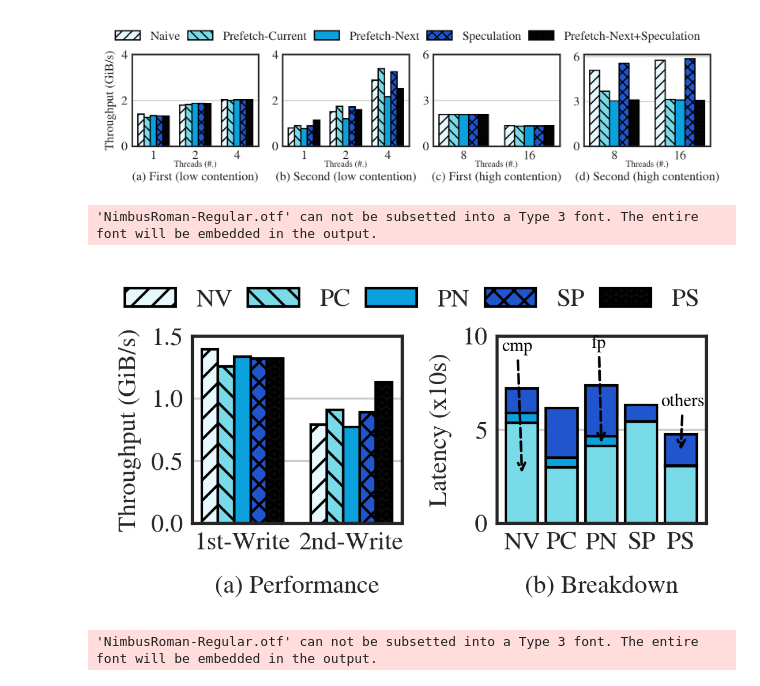
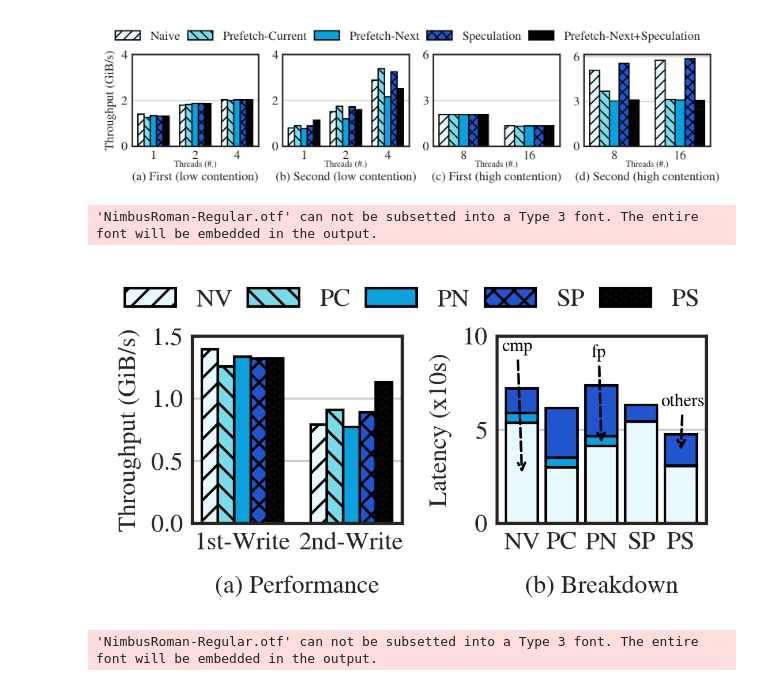
Before and after one commit to Light-Dedup/tests, a Jupyter notebook: FIG_Prefetch/plot.ipynb, the cells around one changed output. Saved outputs shown, nothing was run; the diff lists cells and outputs as text; code cells hidden in the pictures.

Commit message:
upchange bar color ofigure prefetch-single-thread

```diff
--- a/FIG_Prefetch/plot.ipynb
+++ b/FIG_Prefetch/plot.ipynb
@@ -128,35 +128,35 @@ xs = list(range(0, len(fss)))
 # second_cmp_lat(ns) second_fp_lat(ns) second_others_lat(ns) second_lat(ns)
 for idx, fs in enumerate(fss):
     NS = 1000 * 1000 * 1000 * 10
     cmp_lat = df[(df['file_system'] == fs) & (df['num_job'] == 1)]['second_cmp_lat(ns)'].iloc[0] / NS
     fp_lat = df[(df['file_system'] == fs) & (df['num_job'] == 1)]['second_fp_lat(ns)'].iloc[0] / NS
     others_lat = df[(df['file_system'] == fs) & (df['num_job'] == 1)]['second_others_lat(ns)'].iloc[0] / NS
 
-    plt.bar(idx, cmp_lat, color=colors[1], edgecolor='black')
+    plt.bar(idx, cmp_lat, color=colors[0], edgecolor='black')
     plt.bar(idx, fp_lat, bottom=cmp_lat, color=colors[2], edgecolor='black')
     plt.bar(idx, others_lat, bottom=cmp_lat + fp_lat, color=colors[3], edgecolor='black')
 
     if idx == 0:
         plt.annotate("cmp", xy=(idx, cmp_lat / 2), xytext=(idx - 0.5, cmp_lat + fp_lat + others_lat + 2), fontsize=7, xycoords='data', color='black', arrowprops = dict(facecolor="red", linestyle="--",shrinkA=0, shrinkB=0, arrowstyle="->"))
     if idx == 2:
         plt.annotate("fp", xy=(idx, cmp_lat + fp_lat / 2 - 0.1), xytext=(idx - 0.25, cmp_lat + fp_lat + others_lat + 1.5), fontsize=7, xycoords='data', color='black', arrowprops = dict(facecolor="red", linestyle="--",shrinkA=0, shrinkB=0, arrowstyle="->"))
     if idx == 4:
         plt.annotate("others", xy=(idx, cmp_lat + fp_lat + others_lat / 2), xytext=(idx - 0.5, cmp_lat + fp_lat + others_lat + 1.5), fontsize=7, xycoords='data', color='black', arrowprops = dict(facecolor="red", shrinkA = 0, shrinkB = 0, linestyle="--",arrowstyle="->"))
 
 # plt.legend(["cmp", "fp", "others"], loc='center', ncol = 3)
 
 plt.xticks(xs, labels=["NV", "PC", "PN", "SP", "PS"])
 plt.yticks([0, 5, 10])
 plt.ylabel('Latency (x10s)')
 # Draw title
 # subfig.text(0.5, -0.2, "Threads (#.)", ha='center', va='center', fontsize=7, transform=subfig.transAxes)
 plt.xlabel(subfig_titles[1], labelpad = 8)
 
 plt.tight_layout()
 plt.savefig("./FIG-Prefetch-Single-Thread.pdf", bbox_inches='tight', pad_inches=0)
 # %% [output]
 'NimbusRoman-Regular.otf' can not be subsetted into a Type 3 font. The entire font will be embedded in the output.
-[figure, old version]
+[figure, new version]
 # %%
 # Plotting Settings
 fig = plt.figure(dpi = 300, figsize = (cm_to_inch(SINGLE_COL_WIDTH), cm_to_inch(4.5)))
```
Also changed, not shown: 1 other file.
